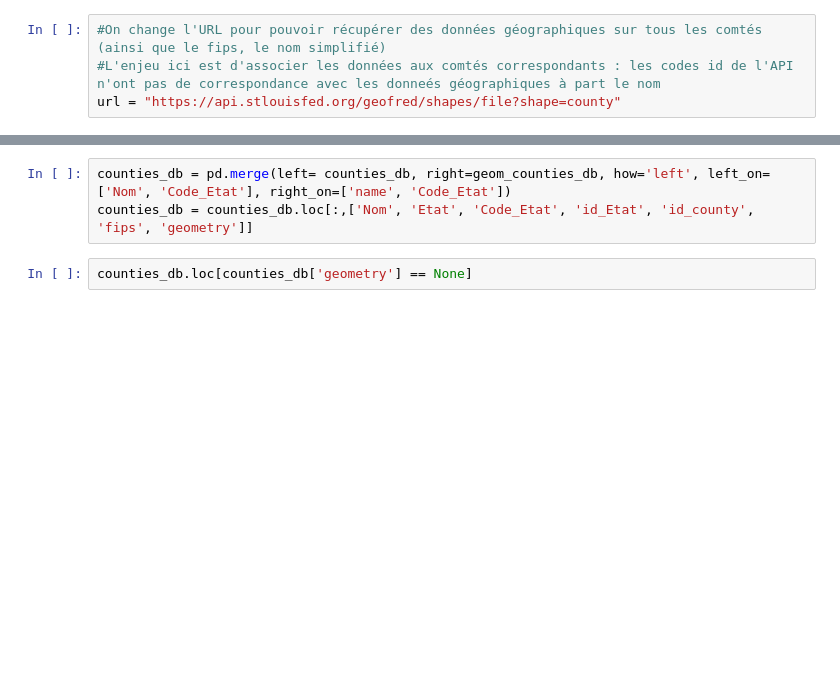
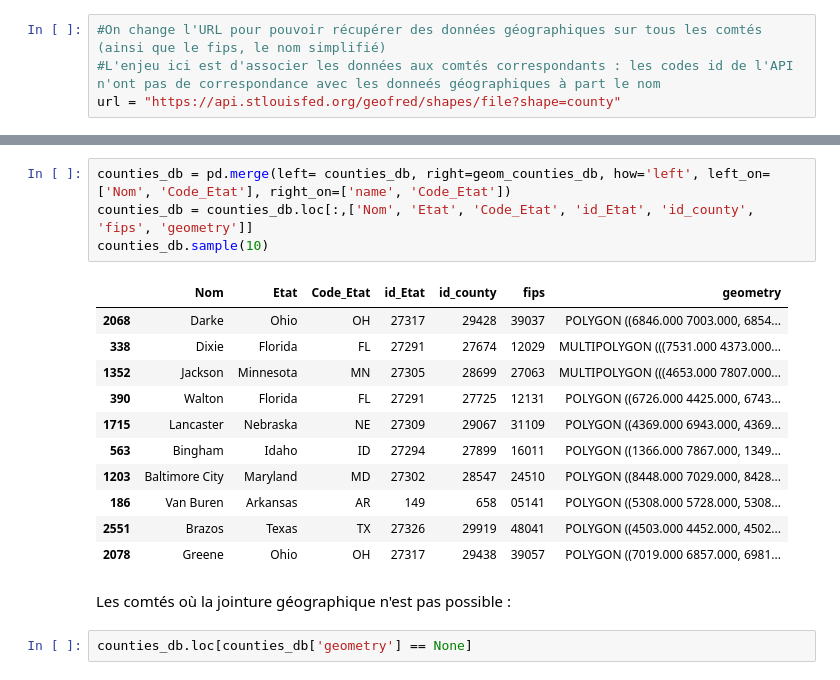
Before and after one commit to eleroux46/gun_violence, a Jupyter notebook: traitements_donnes.ipynb, the cells around one changed output, grey strips where cells are left out. Saved outputs shown, nothing was run; the diff lists cells and outputs as text; blank space fills up the shorter version.

```diff
--- a/traitements_donnes.ipynb
+++ b/traitements_donnes.ipynb
@@ -200,6 +201,21 @@ geom_counties_db.sample(5)
 # %%
 counties_db = pd.merge(left= counties_db, right=geom_counties_db, how='left', left_on=['Nom', 'Code_Etat'], right_on=['name', 'Code_Etat'])
 counties_db = counties_db.loc[:,['Nom', 'Etat', 'Code_Etat', 'id_Etat', 'id_county', 'fips', 'geometry']]
+counties_db.sample(10)
+# %% [output]
+|  | Nom | Etat | Code_Etat | id_Etat | id_county | fips | geometry |
+| 2068 | Darke | Ohio | OH | 27317 | 29428 | 39037 | POLYGON ((6846.000 7003.000, 6854... |
+| 338 | Dixie | Florida | FL | 27291 | 27674 | 12029 | MULTIPOLYGON (((7531.000 4373.000... |
+| 1352 | Jackson | Minnesota | MN | 27305 | 28699 | 27063 | MULTIPOLYGON (((4653.000 7807.000... |
+| 390 | Walton | Florida | FL | 27291 | 27725 | 12131 | POLYGON ((6726.000 4425.000, 6743... |
+| 1715 | Lancaster | Nebraska | NE | 27309 | 29067 | 31109 | POLYGON ((4369.000 6943.000, 4369... |
+| 563 | Bingham | Idaho | ID | 27294 | 27899 | 16011 | POLYGON ((1366.000 7867.000, 1349... |
+| 1203 | Baltimore City | Maryland | MD | 27302 | 28547 | 24510 | POLYGON ((8448.000 7029.000, 8428... |
+| 186 | Van Buren | Arkansas | AR | 149 | 658 | 05141 | POLYGON ((5308.000 5728.000, 5308... |
+| 2551 | Brazos | Texas | TX | 27326 | 29919 | 48041 | POLYGON ((4503.000 4452.000, 4502... |
+| 2078 | Greene | Ohio | OH | 27317 | 29438 | 39057 | POLYGON ((7019.000 6857.000, 6981... |
+# %% [markdown]
+Les comtés où la jointure géographique n'est pas possible :
 # %%
 counties_db.loc[counties_db['geometry'] == None]
 # %% [output]
```
Also changed, not shown: parts of 9 cells of this notebook.
